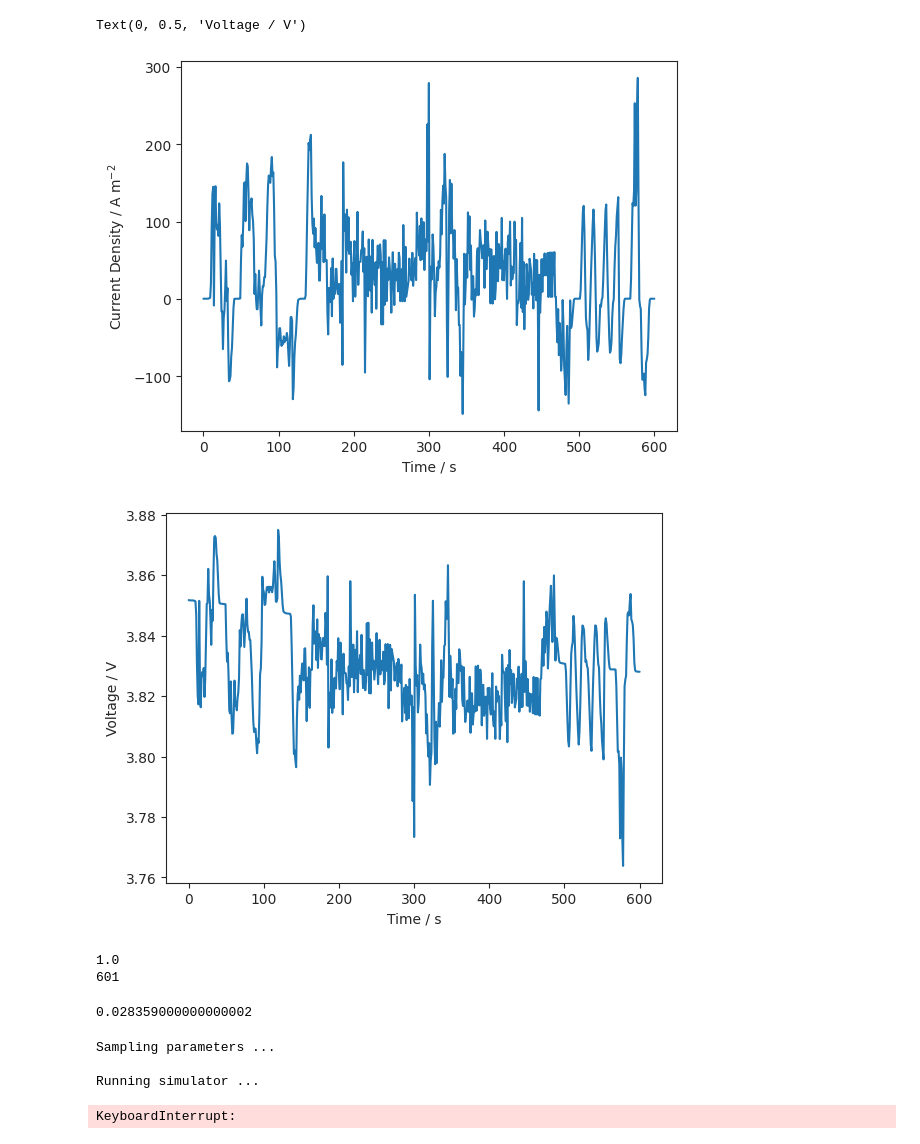
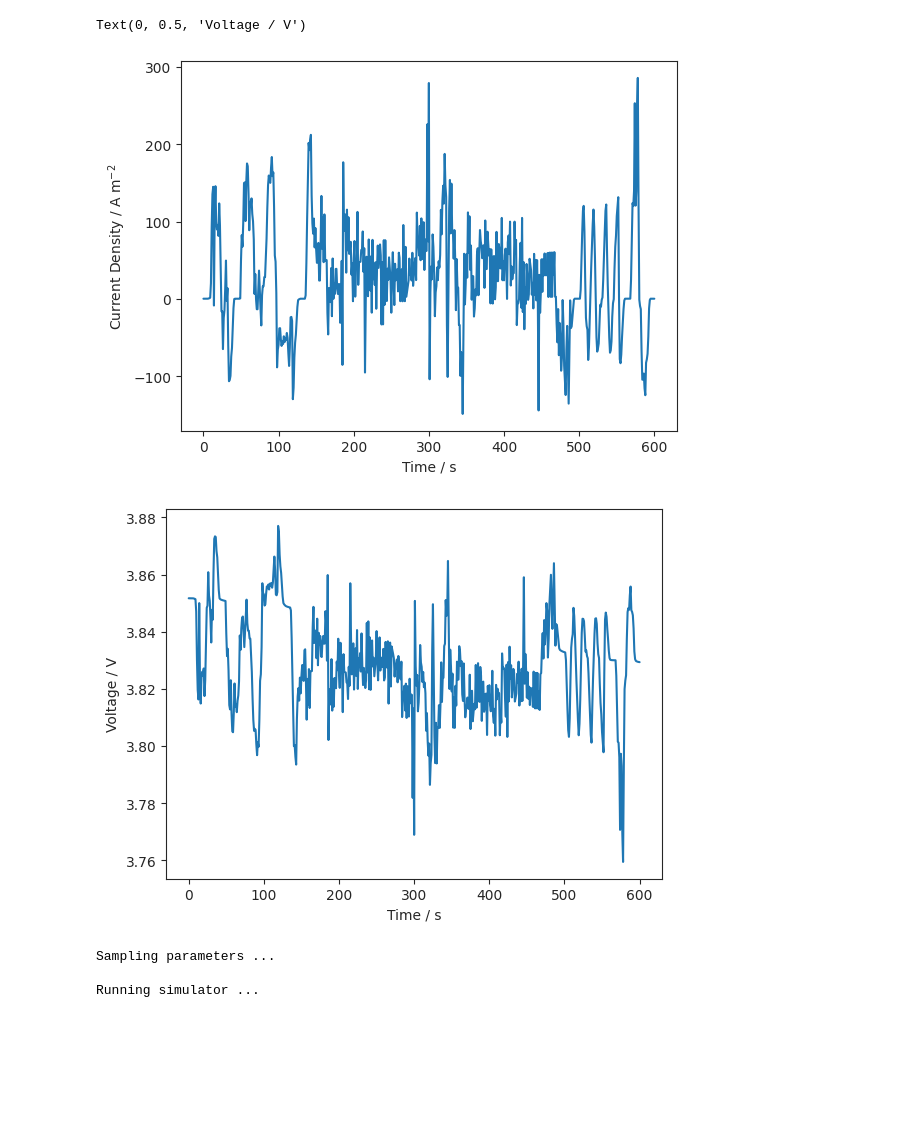
Before and after one commit to ezonta/TDGSA, a Jupyter notebook: examples/battery.ipynb, the cells around one changed output. Saved outputs shown, nothing was run; the diff lists cells and outputs as text; code cells hidden in the pictures; blank space fills up the shorter version.

```diff
--- a/examples/battery.ipynb
+++ b/examples/battery.ipynb
@@ -58,12 +41,11 @@ def battery_model(params):
     V_sol = sol_US06_1["Voltage [V]"](t_sol)
     return V_sol
 # %%
-options = {'surface form': 'differential'}
-dfn = pybamm.lithium_ion.DFN(options=options)
+dfn = pybamm.lithium_ion.DFN()
 model_params = dfn.default_parameter_values
 # import drive cycle from file
 drive_cycle = pd.read_csv(
-    "~/.local/lib/python3.10/site-packages/pybamm/input/drive_cycles/US06.csv", comment="#", header=None
+    "US06.csv", comment="#", header=None
 ).to_numpy()
 # create interpolant
 current_interpolant = pybamm.Interpolant(drive_cycle[:, 0], drive_cycle[:, 1]/scale_factor, pybamm.t)
@@ -78,46 +60,34 @@ def j0_pos(c_e, c_s_surf, c_s_max, T):
 
 # set param values
 model_params["Negative electrode porosity"] = 0.3
 model_params["Positive electrode porosity"] = 0.4
-model_params["Negative electrode diffusivity [m2.s-1]"] = 1e-15
-model_params["Positive electrode diffusivity [m2.s-1]"] = 1e-12
 model_params["Negative particle radius [m]"] = 0.8e-5
 model_params["Positive particle radius [m]"] = 1e-5
 model_params['Negative electrode exchange-current density [A.m-2]'] = j0_neg
 model_params['Positive electrode exchange-current density [A.m-2]'] = j0_pos
 
 
 sim_US06_1 = pybamm.Simulation(
 dfn, parameter_values=model_params, solver=pybamm.CasadiSolver(mode="fast")
 )
 sol_US06_1 = sim_US06_1.solve()
 t_sol = sol_US06_1["Time [s]"].entries
 V_sol = sol_US06_1["Voltage [V]"](t_sol)
 
 sns.set_style("ticks")
 plt.figure()
 plt.plot(drive_cycle[:,0], drive_cycle[:,1]/(model_params["Electrode height [m]"]*model_params["Electrode width [m]"]))
 plt.xlabel("Time / s")
 plt.ylabel("Current Density / A m$^{-2}$")
 
 plt.figure()
 plt.plot(t_sol, V_sol)
 plt.xlabel("Time / s")
 plt.ylabel("Voltage / V")
 # %% [output]
 Text(0, 0.5, 'Voltage / V')
 [figure]
-[figure, old version]
+[figure, new version]
-# %%
-print(t_sol[1]-t_sol[0])
-print(len(t_sol))
-# %% [output]
-1.0
-601
-# %%
-print(model_params["Electrode height [m]"]*model_params["Electrode width [m]"])
-# %% [output]
-0.028359000000000002
 # %%
 ## Define parameter distribution
 
@@ -126,14 +96,12 @@ num_samples = NUM_SAMPLES
 my_dist_dict = {
     r"$\Phi_{neg}$": ("uniform", [0.25, 0.5]),
     r"$\Phi_{pos}$": ("uniform", [0.2, 0.65]),
-    r"$D_{s,neg}$": ("loguniform", np.log([1e-15, 1e-11])),
-    r"$D_{s,pos}$": ("loguniform", np.log([1e-18, 1e-12])),
     r"$R_{neg}$": ("uniform", [0.2e-5, 1.2e-5]),
     r"$R_{pos}$": ("uniform", [0.1e-5, 1e-5])
 }
 
 my_distribution = distribution(my_dist_dict)
-my_simulator = simulator(battery_model, my_distribution, t_sol)
+my_simulator = simulator(battery_model, t_sol)
 
 my_tdsa = time_dependent_sensitivity_analysis(my_simulator, my_distribution)
 
@@ -142,7 +110,6 @@ my_params, my_output = my_tdsa.sample_params_and_run_simulator(num_samples)
 Sampling parameters ...
 
 Running simulator ...
-KeyboardInterrupt:
 # %%
 ## Plot parameters
 my_tdsa.plot("sampled_parameters")
```
Also changed, not shown: parts of 14 cells of this notebook, 3 other files.
